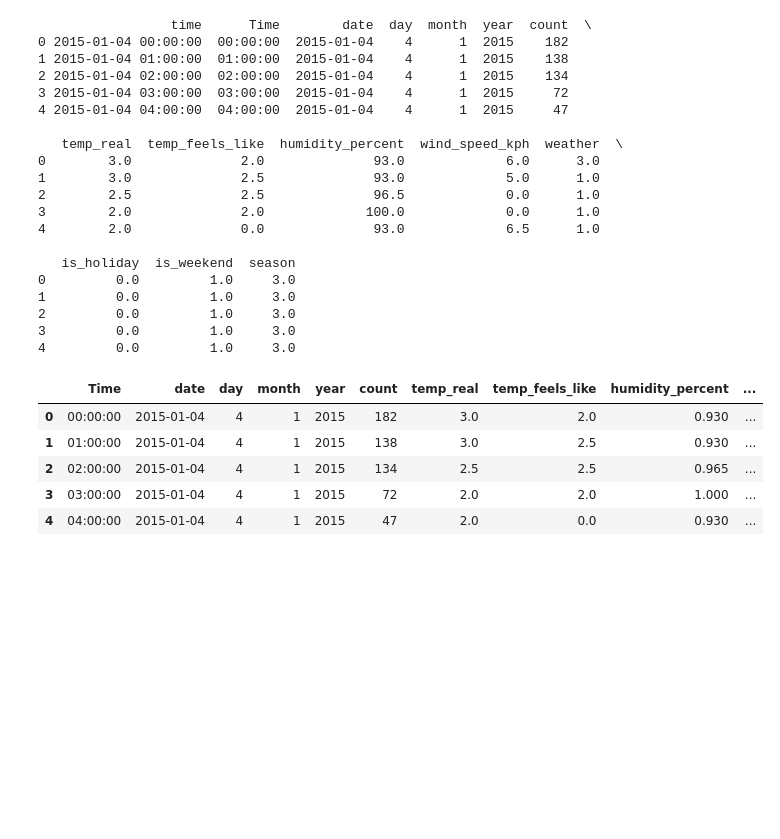
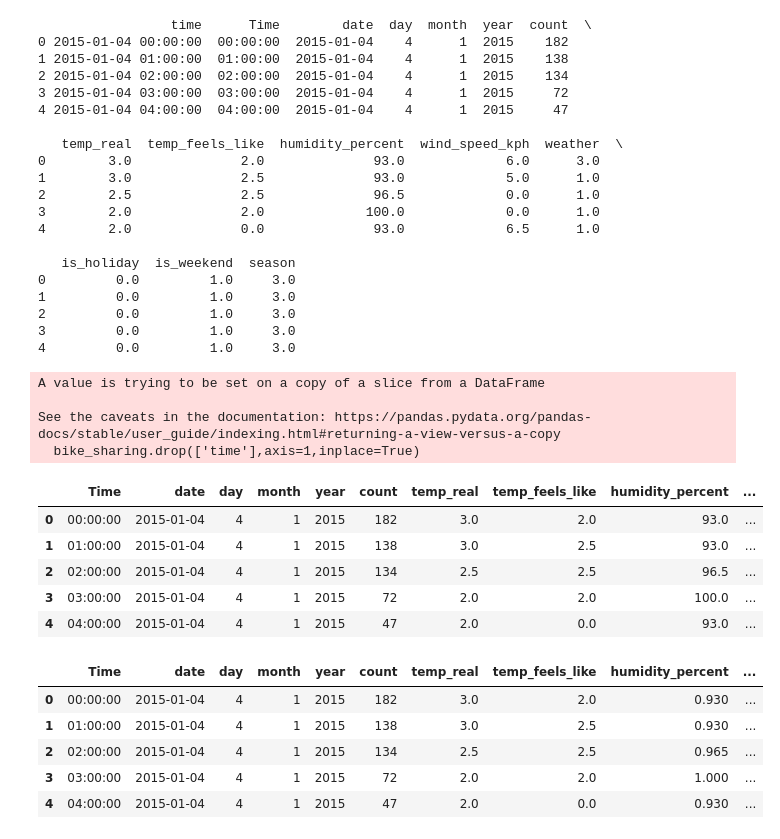
Before and after one commit to riotrinaldy/London-Bike-Sharing-Analysis-With-Python, a Jupyter notebook: Bike_Sharing_Project.ipynb, the cells around one changed output. Drawn from its saved outputs; the diff is of its cells as text; code cells hidden in the pictures; blank space fills up the shorter version.

```diff
--- a/Bike_Sharing_Project.ipynb
+++ b/Bike_Sharing_Project.ipynb
@@ -230,6 +230,20 @@ print(bike_sharing.head())
 2         0.0         1.0     3.0
 3         0.0         1.0     3.0
 4         0.0         1.0     3.0
+# %%
+bike_sharing.drop(['time'],axis=1,inplace=True)
+bike_sharing.head()
+# %% [output]
+A value is trying to be set on a copy of a slice from a DataFrame
+
+See the caveats in the documentation: https://pandas.pydata.org/pandas-docs/stable/user_guide/indexing.html#returning-a-view-versus-a-copy
+  bike_sharing.drop(['time'],axis=1,inplace=True)
+|  | Time | date | day | month | year | count | temp_real | temp_feels_like | humidity_percent | ... |
+| 0 | 00:00:00 | 2015-01-04 | 4 | 1 | 2015 | 182 | 3.0 | 2.0 | 93.0 | ... |
+| 1 | 01:00:00 | 2015-01-04 | 4 | 1 | 2015 | 138 | 3.0 | 2.5 | 93.0 | ... |
+| 2 | 02:00:00 | 2015-01-04 | 4 | 1 | 2015 | 134 | 2.5 | 2.5 | 96.5 | ... |
+| 3 | 03:00:00 | 2015-01-04 | 4 | 1 | 2015 | 72 | 2.0 | 2.0 | 100.0 | ... |
+| 4 | 04:00:00 | 2015-01-04 | 4 | 1 | 2015 | 47 | 2.0 | 0.0 | 93.0 | ... |
 # %%
 bike_sharing.humidity_percent = bike_sharing.humidity_percent / 100
 # %%
```
Also changed, not shown: parts of 3 cells of this notebook.
